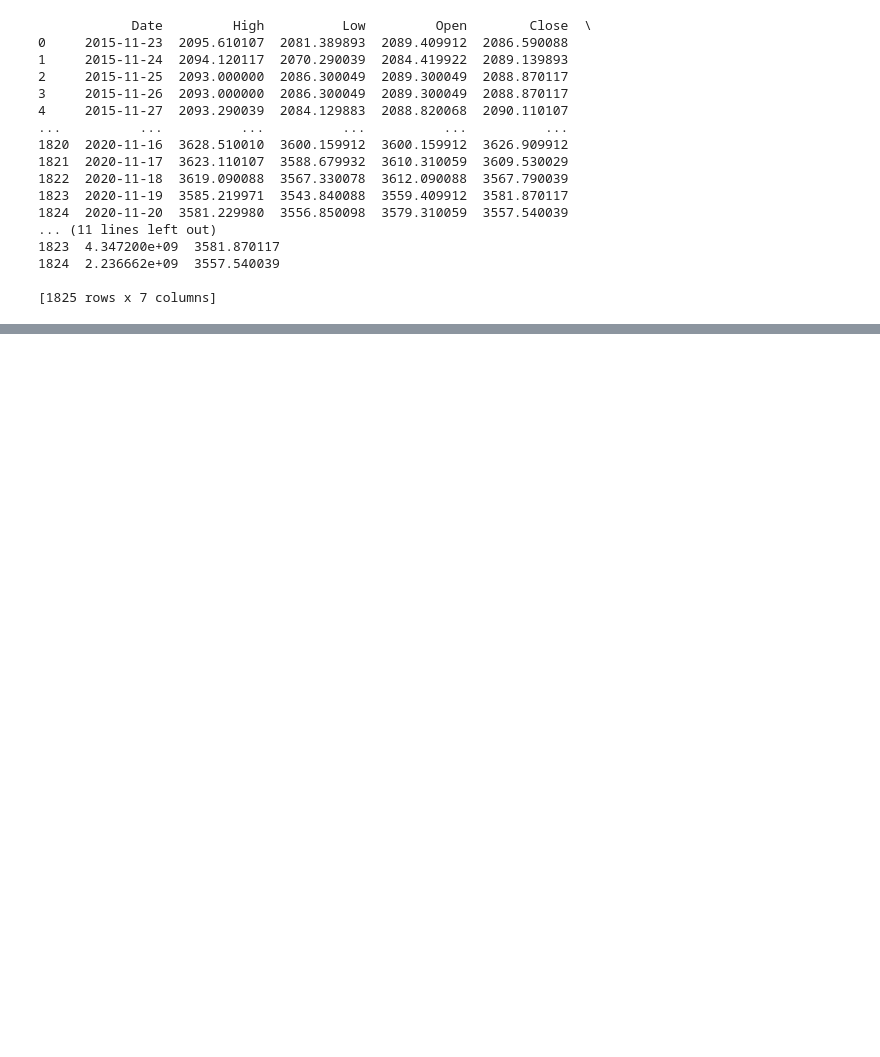
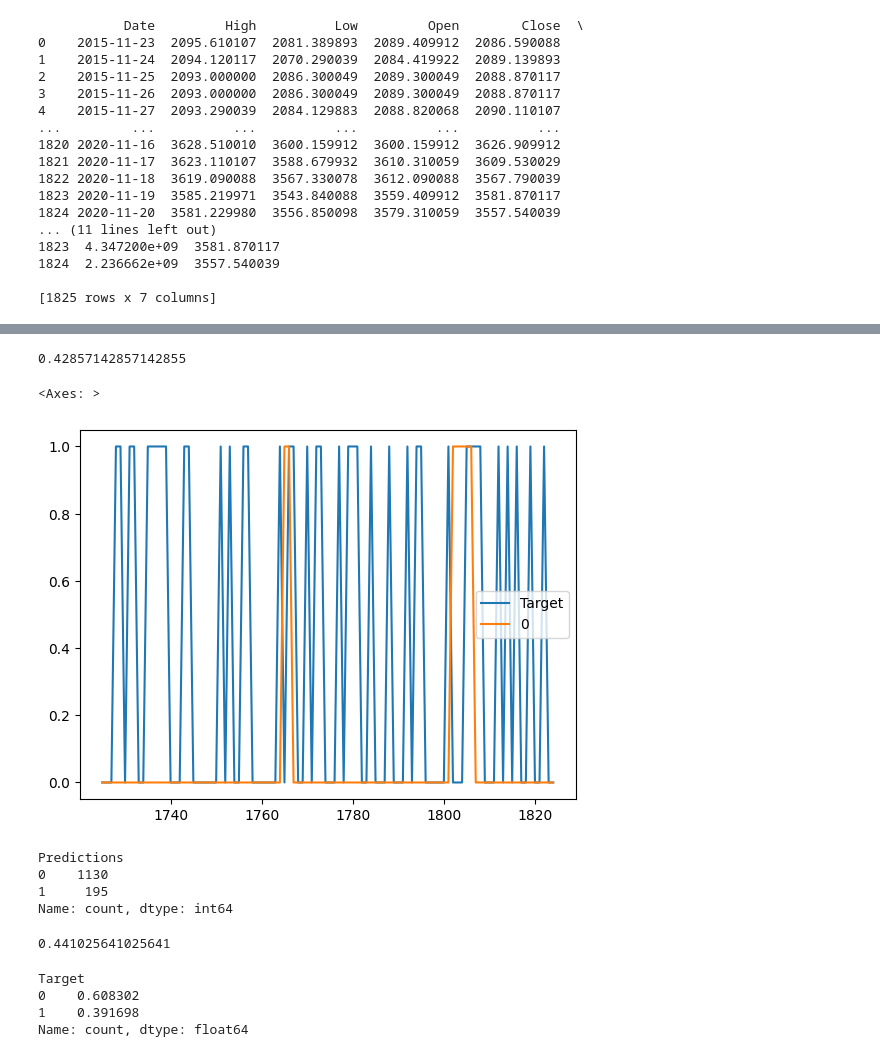
Before and after one commit to ThomasMoly/ML_practice, a Jupyter notebook: MyFirstNoteBook.ipynb, the cells around one changed output, grey strips where cells are left out. Drawn from its saved outputs; the diff is of its cells as text; code cells hidden in the pictures; blank space fills up the shorter version.

```diff
--- a/MyFirstNoteBook.ipynb
+++ b/MyFirstNoteBook.ipynb
@@ -33,0 +46,3 @@ plt.plot(date, Adj)
+# %%
+data["Tommorrow"] = data["Adj Close"].shift(-1)
+data
@@ -33,0 +63,3 @@ plt.plot(date, Adj)
+# %%
+data["Target"] = (data["Tommorrow"] > data["Adj Close"]).astype(int)
+data
@@ -33,0 +80,9 @@ plt.plot(date, Adj)
+# %%
+model = RFG(n_estimators=500, min_samples_split=50, random_state=1)
+
+train = data.iloc[:-100]
+test = data.iloc[-100:]
+
+predictors = ["Adj Close", "Volume", "Open", "High", "Low"]
+
+model.fit(train[predictors], train["Target"])
@@ -33,0 +91,6 @@ plt.plot(date, Adj)
+# %%
+preds = model.predict(test[predictors])
+
+preds = pd.Series(preds, index=test.index)
+
+preds
@@ -33,0 +110,11 @@ plt.plot(date, Adj)
+# %%
+ps(test["Target"], preds)
+# %% [output]
+0.42857142857142855
+# %%
+combined = pd.concat([test["Target"], preds], axis = 1)
+
+combined.plot()
+# %% [output]
+<Axes: >
+[figure, added]
@@ -33,0 +138,20 @@ plt.plot(date, Adj)
+# %%
+predictions = backtest(data, model, predictors)
+
+predictions["Predictions"].value_counts()
+# %% [output]
+Predictions
+0    1130
+1     195
+Name: count, dtype: int64
+# %%
+ps(predictions["Target"], predictions["Predictions"])
+# %% [output]
+0.441025641025641
+# %%
+predictions["Target"].value_counts() / predictions.shape[0]
+# %% [output]
+Target
+0    0.608302
+1    0.391698
+Name: count, dtype: float64
```
Also changed, not shown: parts of 13 cells of this notebook.
